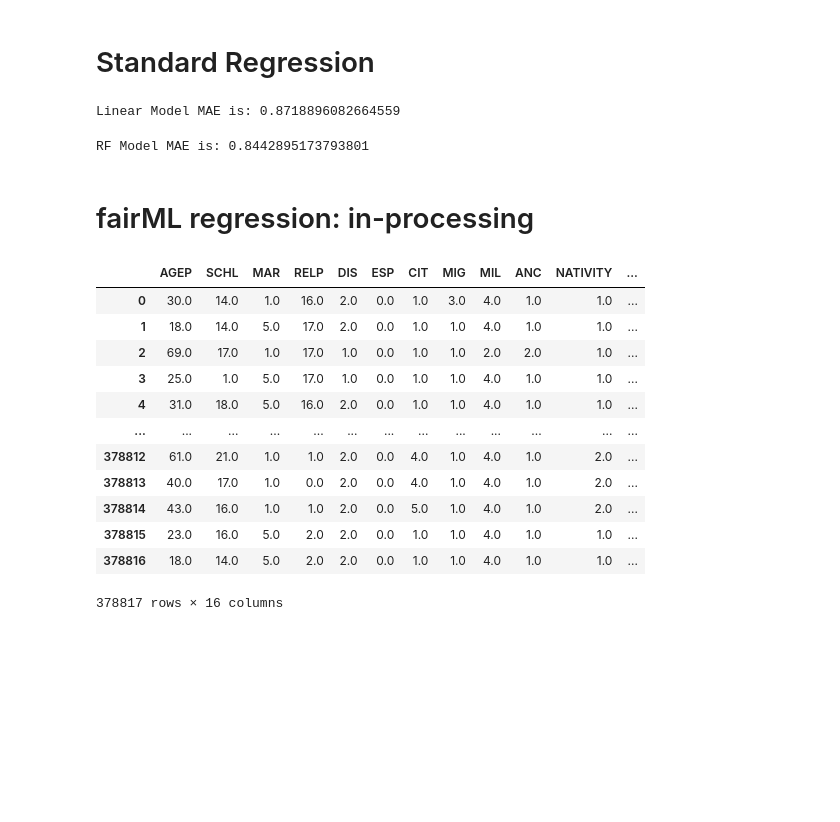
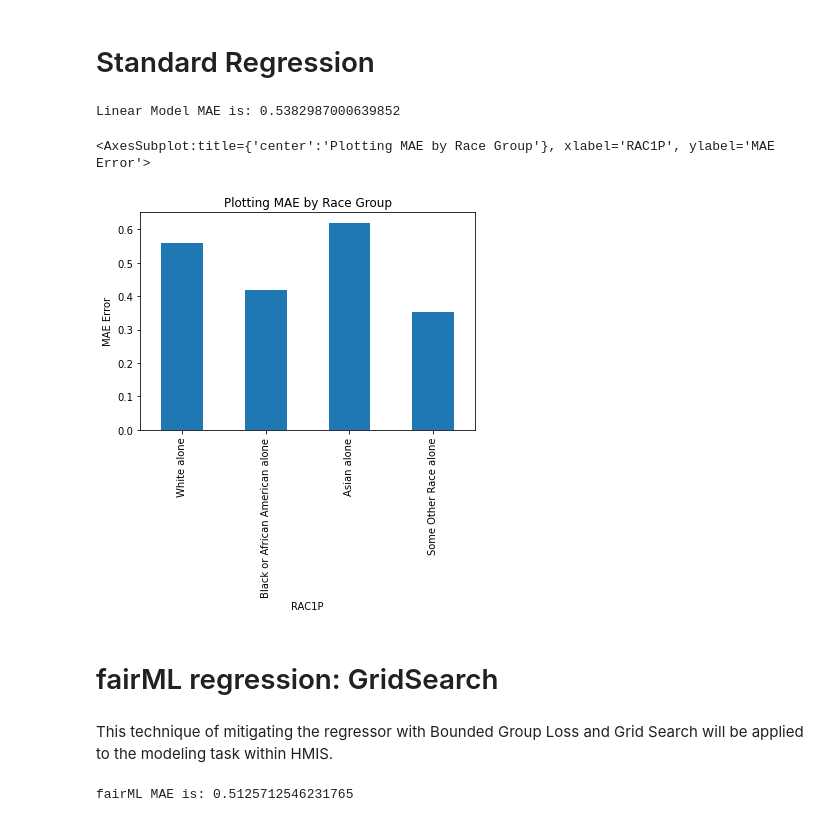
Before and after one commit to oswaldocvjr/UTHAI-SDS, a Jupyter notebook: folktablesExercisesv2.ipynb, the cells around one changed output. Drawn from its saved outputs; the diff is of its cells as text; code cells hidden in the pictures; blank space fills up the shorter version.

```diff
--- a/folktablesExercisesv2.ipynb
+++ b/folktablesExercisesv2.ipynb
@@ -31,6 +43,24 @@ features, label, group = ACSEmployment.df_to_pandas(acs_data)
 data = preProcessor(acs_data, features, "WAGP")
 
 X_train, X_test, y_train, y_test = data[0], data[1], data[2], data[3]
+
+# add the column names back to the independent features
+X_train = pd.DataFrame(X_train, columns=list(features.columns))
+X_test = pd.DataFrame(X_test, columns=list(features.columns))
+# %%
+# define the sensitive features
+sf = [
+    "RAC1P",
+    "SEX",
+    "AGEP"
+]
+
+race_map = {
+    -0.6493085044506066  : "White alone",
+    -0.27365185426853295 : "Black or African American alone",
+    1.2289747464597618  : "Asian alone",
+    1.9802880468239092  : "Some Other Race alone"
+}
 # %% [markdown]
 # Standard Regression
 # %%
@@ -39,35 +69,34 @@ linear = LinearRegression()
 linear.fit(X_train, y_train)
 
 yhat = linear.predict(X_test)
-linear_RMSE = mean_squared_error(y_test, yhat)
-print("Linear Model MAE is:", linear_RMSE)
+linear_MAE = mean_absolute_error(y_test, yhat)
+print("Linear Model MAE is:", linear_MAE)
 # %% [output]
-Linear Model MAE is: 0.8718896082664559
+Linear Model MAE is: 0.5382987000639852
-# %%
-# train a Random Forest regressor
-rf = RandomForestRegressor()
-rf.fit(X_train, y_train)
-
-yhat = rf.predict(X_test)
-rf_RMSE = mean_squared_error(y_test, yhat)
-print("RF Model MAE is:", rf_RMSE)
-# %% [output]
-RF Model MAE is: 0.8442895173793801
+# %%
+# metric frame report for race
+race_mf = MetricFrame(metrics=mean_absolute_error,
+                        y_true=y_test,
+                        y_pred=yhat,
+                        sensitive_features=pd.Series(X_test[sf[0]], name=sf[0]))
+
+race_mf = race_mf.by_group.rename(index=race_map)
+race_mf.plot(kind="bar", title = "Plotting MAE by Race Group", ylabel="MAE Error")
+# %% [output]
+<AxesSubplot:title={'center':'Plotting MAE by Race Group'}, xlabel='RAC1P', ylabel='MAE Error'>
+[figure, added]
 # %% [markdown]
-# fairML regression: in-processing
+# fairML regression: GridSearch
-# %%
-features
-# %% [output]
-|  | AGEP | SCHL | MAR | RELP | DIS | ESP | CIT | MIG | MIL | ANC | NATIVITY | ... |
-| 0 | 30.0 | 14.0 | 1.0 | 16.0 | 2.0 | 0.0 | 1.0 | 3.0 | 4.0 | 1.0 | 1.0 | ... |
-| 1 | 18.0 | 14.0 | 5.0 | 17.0 | 2.0 | 0.0 | 1.0 | 1.0 | 4.0 | 1.0 | 1.0 | ... |
-| 2 | 69.0 | 17.0 | 1.0 | 17.0 | 1.0 | 0.0 | 1.0 | 1.0 | 2.0 | 2.0 | 1.0 | ... |
-| 3 | 25.0 | 1.0 | 5.0 | 17.0 | 1.0 | 0.0 | 1.0 | 1.0 | 4.0 | 1.0 | 1.0 | ... |
-| 4 | 31.0 | 18.0 | 5.0 | 16.0 | 2.0 | 0.0 | 1.0 | 1.0 | 4.0 | 1.0 | 1.0 | ... |
-| ... | ... | ... | ... | ... | ... | ... | ... | ... | ... | ... | ... | ... |
-| 378812 | 61.0 | 21.0 | 1.0 | 1.0 | 2.0 | 0.0 | 4.0 | 1.0 | 4.0 | 1.0 | 2.0 | ... |
-| 378813 | 40.0 | 17.0 | 1.0 | 0.0 | 2.0 | 0.0 | 4.0 | 1.0 | 4.0 | 1.0 | 2.0 | ... |
-| 378814 | 43.0 | 16.0 | 1.0 | 1.0 | 2.0 | 0.0 | 5.0 | 1.0 | 4.0 | 1.0 | 2.0 | ... |
-| 378815 | 23.0 | 16.0 | 5.0 | 2.0 | 2.0 | 0.0 | 1.0 | 1.0 | 4.0 | 1.0 | 1.0 | ... |
-| 378816 | 18.0 | 14.0 | 5.0 | 2.0 | 2.0 | 0.0 | 1.0 | 1.0 | 4.0 | 1.0 | 1.0 | ... |
-378817 rows × 16 columns
+# %% [markdown]
+This technique of mitigating the regressor with Bounded Group Loss and Grid Search will be applied to the modeling task within HMIS.
+# %%
+# use Exponentiated Gradient with BoundedGroupLoss constraint - a simple linear regressor
+regressor = LinearRegression()
+mitigator = GridSearch(regressor, constraints=BoundedGroupLoss(AbsoluteLoss(0, 1), upper_bound=.1))
+mitigator.fit(X_train, y_train, sensitive_features=X_train[sf[0]])
+y_pred_mitigated = mitigator.predict(X_test)
+
+fairML_MAE = mean_absolute_error(y_test, y_pred_mitigated)
+print("fairML MAE is:", fairML_MAE)
+# %% [output]
+fairML MAE is: 0.5125712546231765
```
Also changed, not shown: parts of 5 cells of this notebook, 2 other files.
